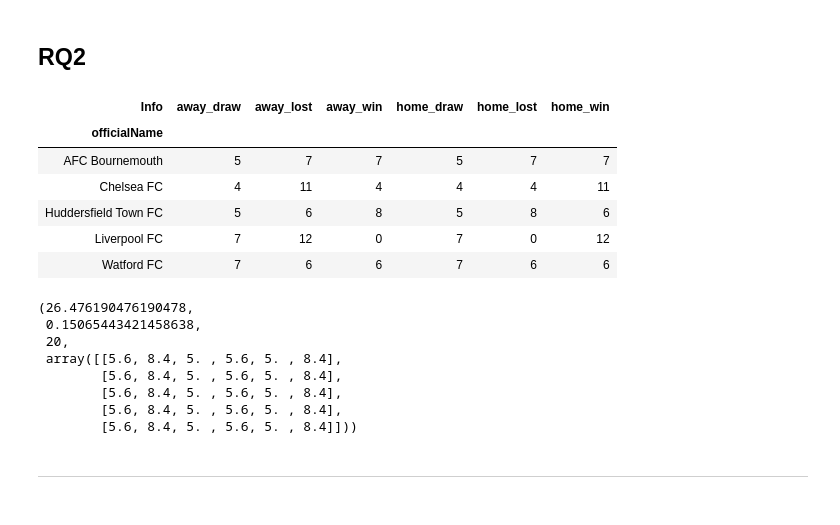
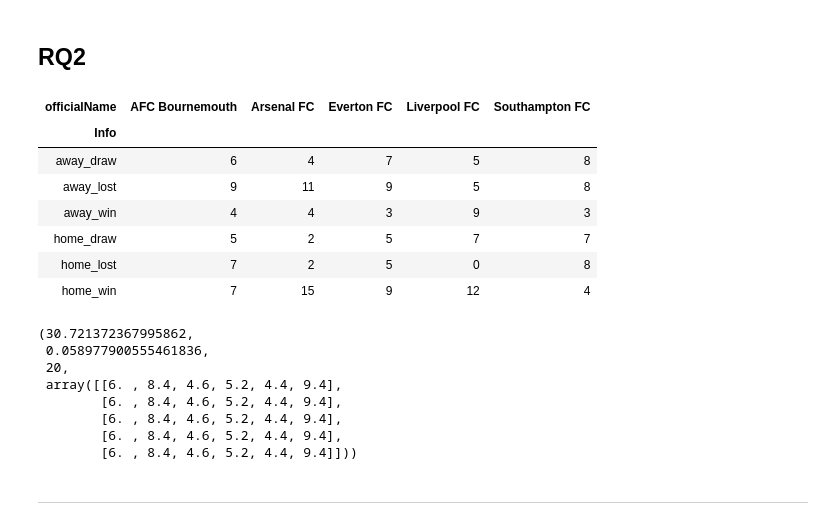
Before and after one commit to ceccaroni1884368/HW2, a Jupyter notebook: Homework_2/Homework_2.ipynb, the cells around one changed output. Saved outputs shown, nothing was run; the diff lists cells and outputs as text; code cells hidden in the pictures.

```diff
--- a/Homework_2/Homework_2.ipynb
+++ b/Homework_2/Homework_2.ipynb
@@ -283,7 +273,7 @@ TeamL=list(set(subMatches['home']))
 
 def TeamFrame(codeTeam):
     homeM = subMatches[(subMatches['home']==codeTeam)]
-    awayM = subMatches[(subMatches['home']==codeTeam)]
+    awayM = subMatches[(subMatches['away']==codeTeam)]
     homeM_list=[]
 
     for i in range(len(homeM)):
@@ -312,26 +302,27 @@ Final['Team'] = pd.to_numeric(Final['Team'])
 Final = pd.merge(Final,teams[['wyId','officialName']], left_on='Team', right_on='wyId')
 # %%
 Final = pd.crosstab(Final.officialName,Final.Info)
-Final
+Final.transpose()
 # %% [output]
-| Info | away_draw | away_lost | away_win | home_draw | home_lost | home_win |
-| officialName |  |  |  |  |  |  |
-| AFC Bournemouth | 5 | 7 | 7 | 5 | 7 | 7 |
-| Chelsea FC | 4 | 11 | 4 | 4 | 4 | 11 |
-| Huddersfield Town FC | 5 | 6 | 8 | 5 | 8 | 6 |
-| Liverpool FC | 7 | 12 | 0 | 7 | 0 | 12 |
-| Watford FC | 7 | 6 | 6 | 7 | 6 | 6 |
+| officialName | AFC Bournemouth | Arsenal FC | Everton FC | Liverpool FC | Southampton FC |
+| Info |  |  |  |  |  |
+| away_draw | 6 | 4 | 7 | 5 | 8 |
+| away_lost | 9 | 11 | 9 | 5 | 8 |
+| away_win | 4 | 4 | 3 | 9 | 3 |
+| home_draw | 5 | 2 | 5 | 7 | 7 |
+| home_lost | 7 | 2 | 5 | 0 | 8 |
+| home_win | 7 | 15 | 9 | 12 | 4 |
 # %%
 chi2_contingency(Final)
 # %% [output]
-(26.476190476190478,
- 0.15065443421458638,
+(30.721372367995862,
+ 0.058977900555461836,
  20,
- array([[5.6, 8.4, 5. , 5.6, 5. , 8.4],
-        [5.6, 8.4, 5. , 5.6, 5. , 8.4],
-        [5.6, 8.4, 5. , 5.6, 5. , 8.4],
-        [5.6, 8.4, 5. , 5.6, 5. , 8.4],
-        [5.6, 8.4, 5. , 5.6, 5. , 8.4]]))
+ array([[6. , 8.4, 4.6, 5.2, 4.4, 9.4],
+        [6. , 8.4, 4.6, 5.2, 4.4, 9.4],
+        [6. , 8.4, 4.6, 5.2, 4.4, 9.4],
+        [6. , 8.4, 4.6, 5.2, 4.4, 9.4],
+        [6. , 8.4, 4.6, 5.2, 4.4, 9.4]]))
 # %% [markdown]
 ----
 # %% [markdown]
```
Also changed, not shown: parts of 16 cells of this notebook.
